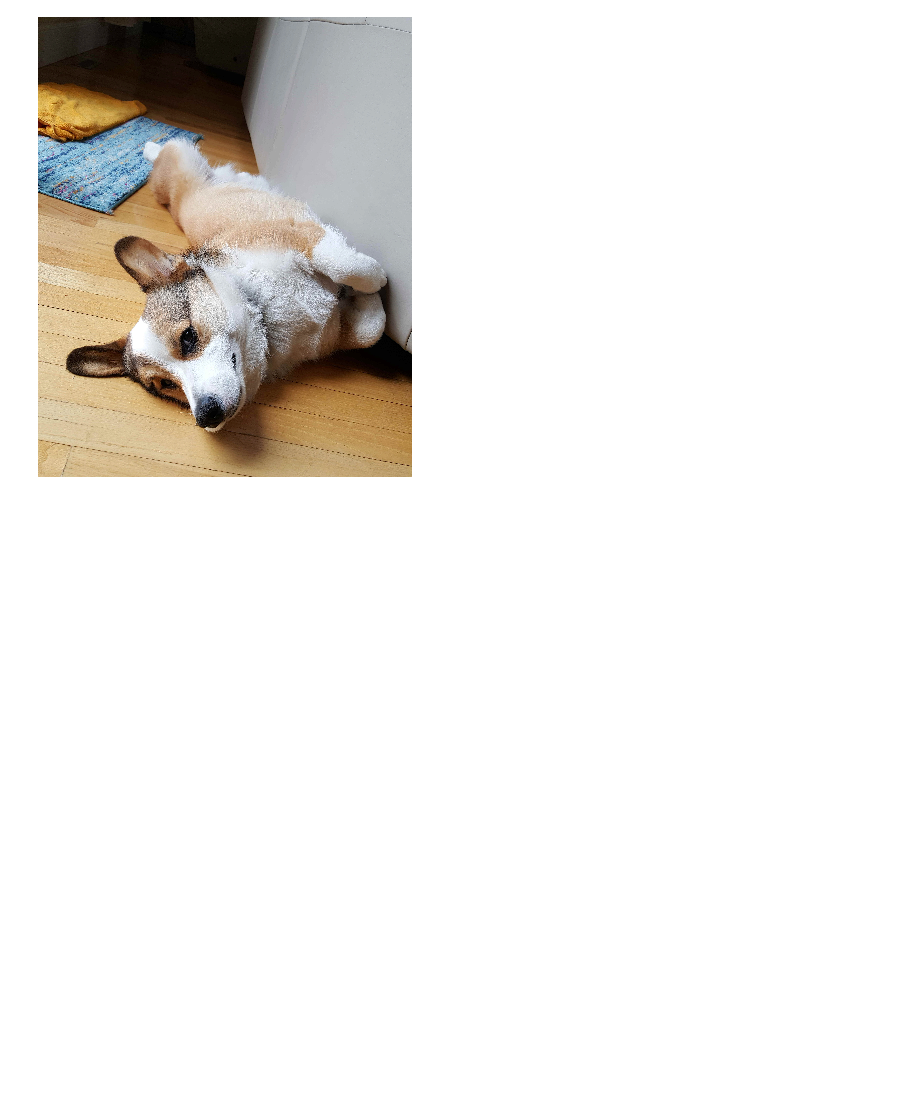
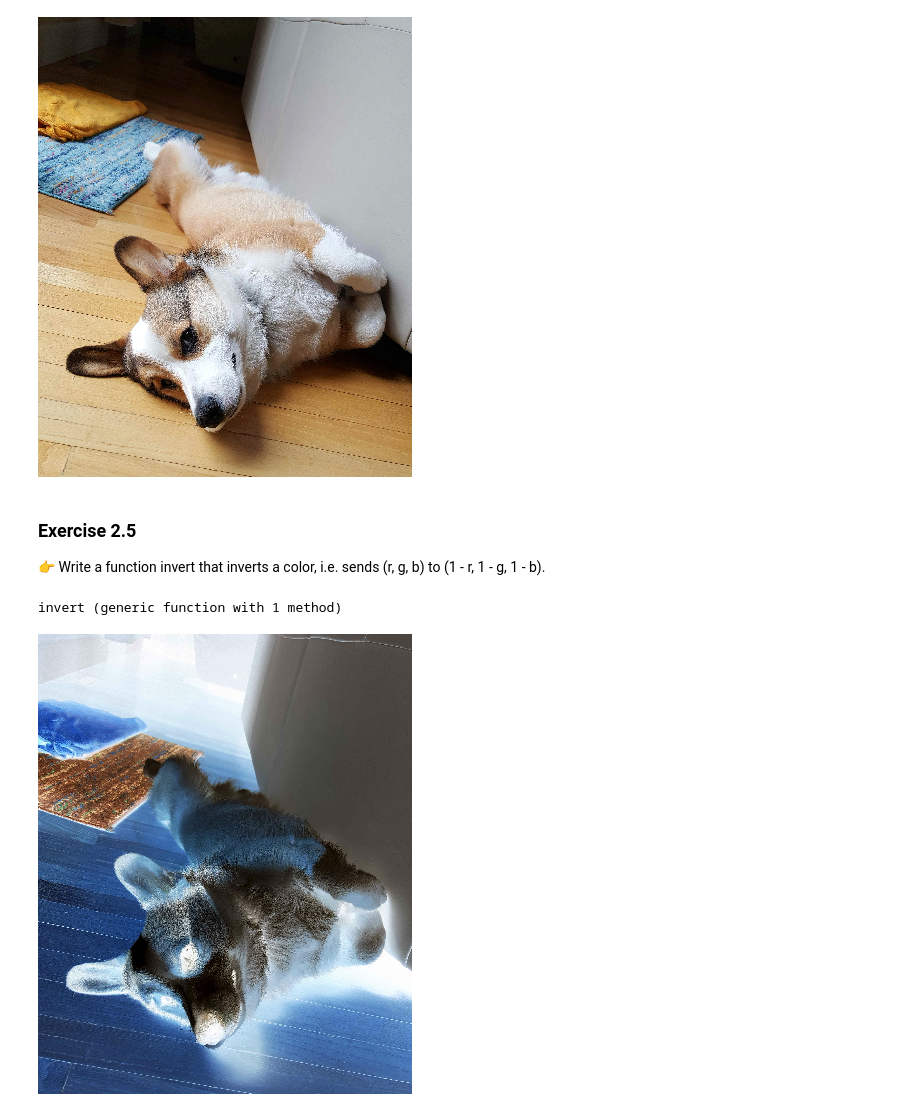
Before and after one commit to MSulSal/computational-thinking, a Jupyter notebook: week1/hw1/hw1.ipynb, the cells around one changed output. Cells and saved outputs as stored; diff of their text form; code cells hidden in the pictures; blank space fills up the shorter version.

```diff
--- a/week1/hw1/hw1.ipynb
+++ b/week1/hw1/hw1.ipynb
@@ -264,3 +264,17 @@ Let's apply your method!
 quantize(philip)
 # %% [output]
 [figure]
+# %% [markdown]
+### Exercise 2.5
+👉 Write a function invert that inverts a color, i.e. sends (r, g, b) to (1 - r, 1 - g, 1 - b).
+# %%
+function invert(color::AbstractRGB)
+    return RGB(1-color.r, 1-color.g, 1-color.b)
+end
+# %% [output]
+invert (generic function with 1 method)
+# %%
+philipa = copy(philip)
+invert.(philipa)
+# %% [output]
+[figure, added]
```
Also changed, not shown: parts of 6 cells of this notebook.
